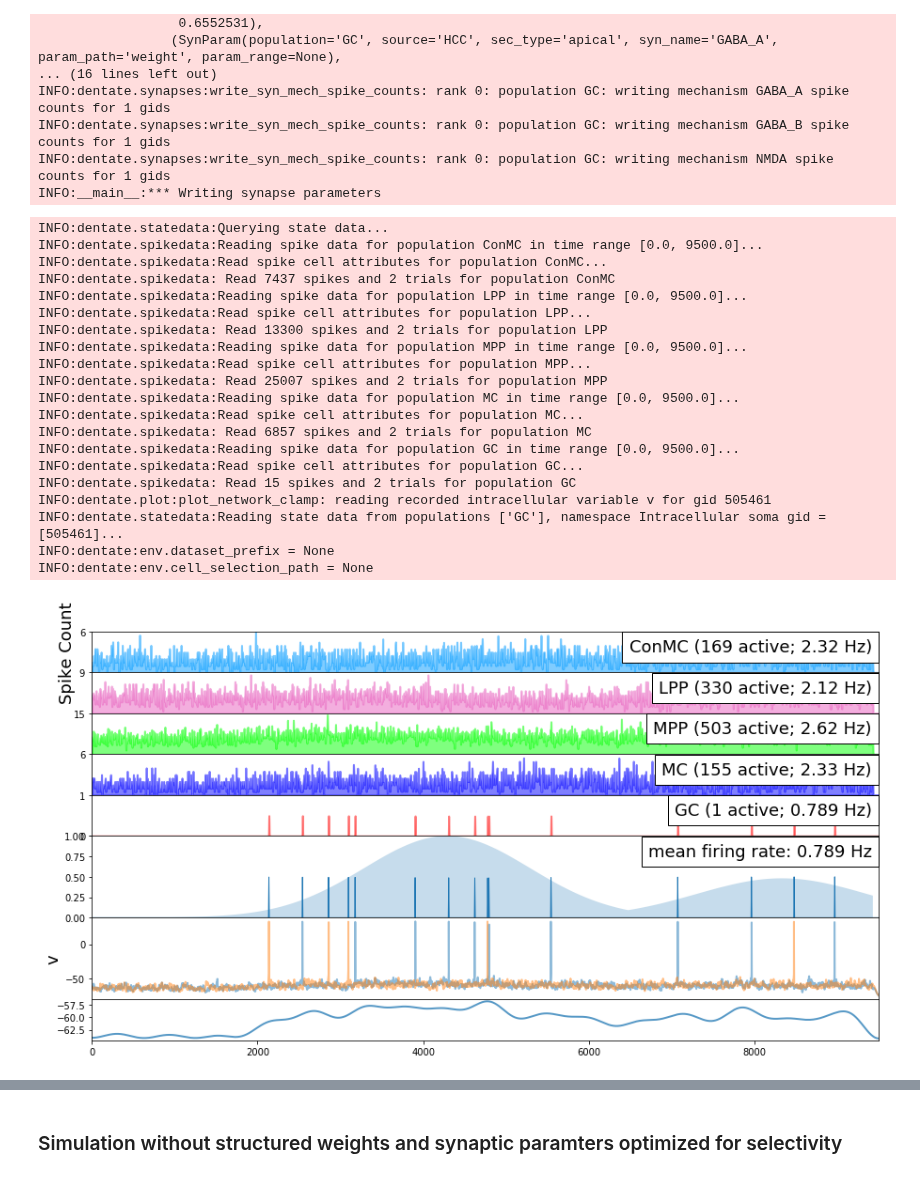
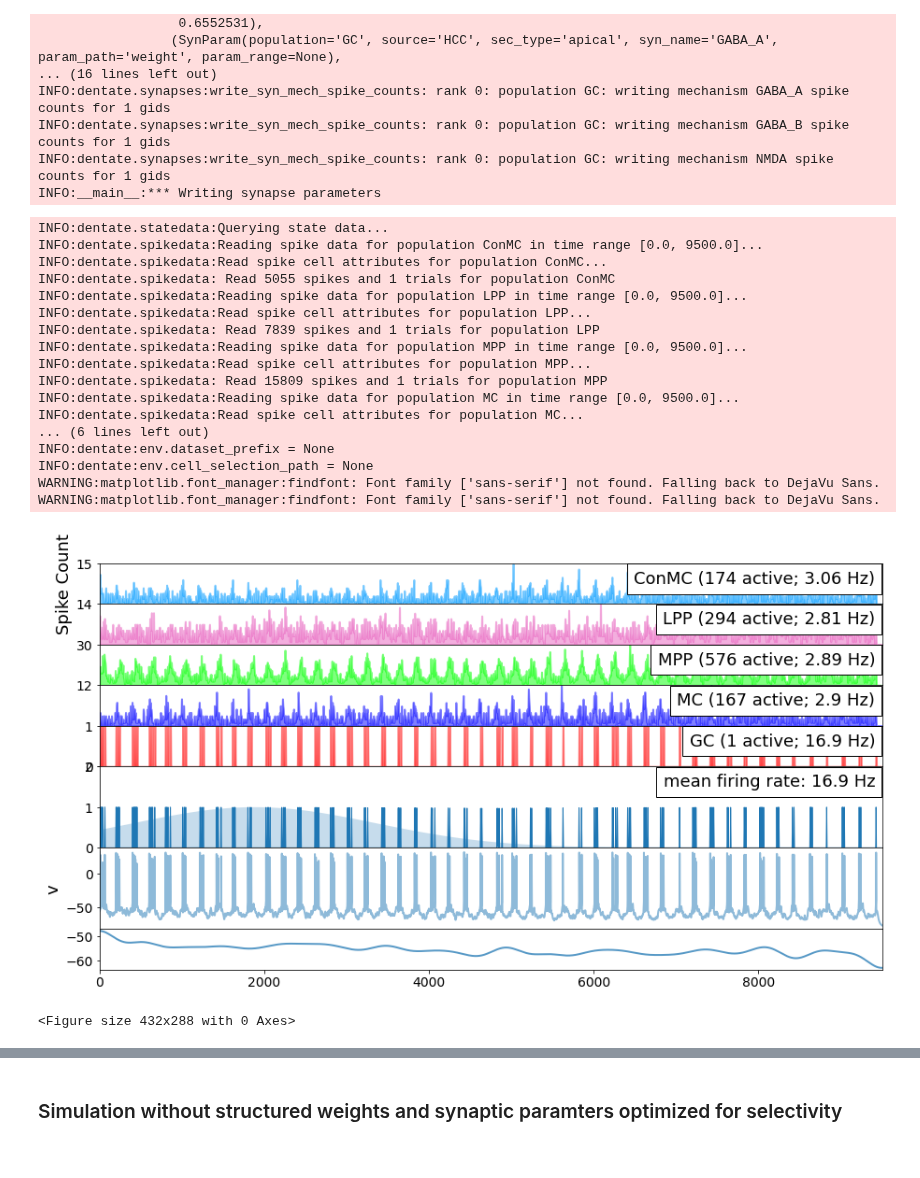
Before and after one commit to soltesz-lab/dentate, a Jupyter notebook: notebooks/Place Field Tuning GC.ipynb, the cells around one changed output, grey strips where cells are left out. Drawn from its saved outputs; the diff is of its cells as text; code cells hidden in the pictures.

```diff
--- a/notebooks/Place Field Tuning GC.ipynb
+++ b/notebooks/Place Field Tuning GC.ipynb
@@ -13,7 +13,7 @@ model_home = f'{user_home}/src/model'
 dentate_home = f'{model_home}/dentate'
 template_paths=f'{dentate_home}/templates'
 config_prefix=f'{dentate_home}/config'
-dataset_prefix='/media/igr/d865f900-7fcd-45c7-a7a7-bd2a7391bc40/Data/DG'
+dataset_prefix='./datasets'
 # %%
 import yaml
 # creates 1) a yaml with synaptic parameters that have been optimized for selectivity
@@ -124,36 +124,34 @@ INFO:dentate.synapses:write_syn_mech_spike_counts: rank 0: population GC: writin
 INFO:dentate.synapses:write_syn_mech_spike_counts: rank 0: population GC: writing mechanism NMDA spike counts for 1 gids
 INFO:__main__:*** Writing synapse parameters
 # %%
-%run scripts/plot_network_clamp.py -v -g 505461 --t-max=9500. \
--p results/netclamp/Single_GC_Exc_Sat_SLN_IN_Izh_proximal_pf_results_demo_selectivity_params_GC_505461_20210405.h5 \
+%run scripts/plot_network_clamp.py -v -g 197226 --t-max=9500. \
+-p results/netclamp/Single_GC_Exc_Sat_SLN_IN_Izh_proximal_pf_results_GC_20210528_104840_optimize_selectivity.GC_197226_20210522_234934_3.h5 \
 --state-variable v --lowpass-plot-type=subplot \
 -i MPP -i LPP -i MC -i ConMC -i GC \
 --target-input-features-path={dataset_prefix}/Full_Scale_Control/DG_input_features_20200910_compressed.h5 \
 --target-input-features-namespace 'Place Selectivity' \
 --config-file Network_Clamp_GC_Exc_Sat_SLN_IN_Izh_proximal_pf.yaml \
 --target-input-features-arena-id=A \
 --target-input-features-trajectory-id=Diag \
 --font-size 18 \
 --line-width 2
 # %% [output]
 INFO:dentate.statedata:Querying state data...
 INFO:dentate.spikedata:Reading spike data for population ConMC in time range [0.0, 9500.0]...
 INFO:dentate.spikedata:Read spike cell attributes for population ConMC...
-INFO:dentate.spikedata: Read 7437 spikes and 2 trials for population ConMC
+INFO:dentate.spikedata: Read 5055 spikes and 1 trials for population ConMC
 INFO:dentate.spikedata:Reading spike data for population LPP in time range [0.0, 9500.0]...
 INFO:dentate.spikedata:Read spike cell attributes for population LPP...
-INFO:dentate.spikedata: Read 13300 spikes and 2 trials for population LPP
+INFO:dentate.spikedata: Read 7839 spikes and 1 trials for population LPP
 INFO:dentate.spikedata:Reading spike data for population MPP in time range [0.0, 9500.0]...
 INFO:dentate.spikedata:Read spike cell attributes for population MPP...
-INFO:dentate.spikedata: Read 25007 spikes and 2 trials for population MPP
+INFO:dentate.spikedata: Read 15809 spikes and 1 trials for population MPP
 INFO:dentate.spikedata:Reading spike data for population MC in time range [0.0, 9500.0]...
 INFO:dentate.spikedata:Read spike cell attributes for population MC...
-INFO:dentate.spikedata: Read 6857 spikes and 2 trials for population MC
-INFO:dentate.spikedata:Reading spike data for population GC in time range [0.0, 9500.0]...
-INFO:dentate.spikedata:Read spike cell attributes for population GC...
-INFO:dentate.spikedata: Read 15 spikes and 2 trials for population GC
-INFO:dentate.plot:plot_network_clamp: reading recorded intracellular variable v for gid 505461
-INFO:dentate.statedata:Reading state data from populations ['GC'], namespace Intracellular soma gid = [505461]...
+... (6 lines left out)
 INFO:dentate:env.dataset_prefix = None
 INFO:dentate:env.cell_selection_path = None
+WARNING:matplotlib.font_manager:findfont: Font family ['sans-serif'] not found. Falling back to DejaVu Sans.
+WARNING:matplotlib.font_manager:findfont: Font family ['sans-serif'] not found. Falling back to DejaVu Sans.
-[figure, old version]
+[figure, new version]
+<Figure size 432x288 with 0 Axes>
```
Also changed, not shown: parts of 2 cells of this notebook, 6 other files.
